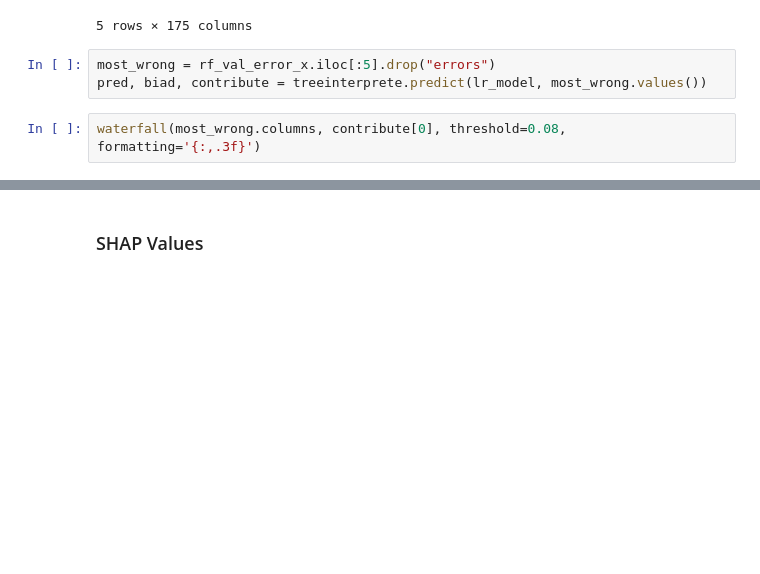
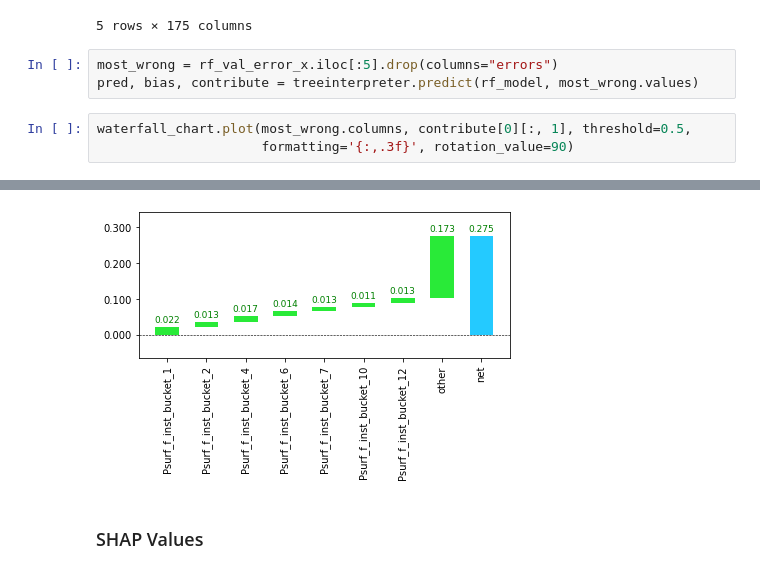
Before and after one commit to instadeepai/locust-predict, a Jupyter notebook: notebooks/Interpretation.ipynb, the cells around one changed output, grey strips where cells are left out. Cells and saved outputs as stored; diff of their text form; blank space fills up the shorter version.

```diff
--- a/notebooks/Interpretation.ipynb
+++ b/notebooks/Interpretation.ipynb
@@ -224,8 +226,9 @@ rf_val_error_x.head()
 | 73146 | 307.046707 | 309.336299 | 309.525904 | 309.579987 | ... |
 5 rows × 175 columns
 # %%
-most_wrong = rf_val_error_x.iloc[:5].drop("errors")
-pred, biad, contribute = treeinterprete.predict(lr_model, most_wrong.values())
+most_wrong = rf_val_error_x.iloc[:5].drop(columns="errors")
+pred, bias, contribute = treeinterpreter.predict(rf_model, most_wrong.values)
 # %%
-waterfall(most_wrong.columns, contribute[0], threshold=0.08, formatting='{:,.3f}')
+waterfall_chart.plot(most_wrong.columns, contribute[0][:, 1], threshold=0.5,
+                     formatting='{:,.3f}', rotation_value=90)
 # %% [output]
@@ -245,3 +236,4 @@ waterfall(most_wrong.columns, contribute[0], threshold=0.08, formatting='{:,.3f}
+[figure, added]
 # %% [markdown]
 ### SHAP Values
 # %%
```
Also changed, not shown: parts of 14 cells of this notebook.
